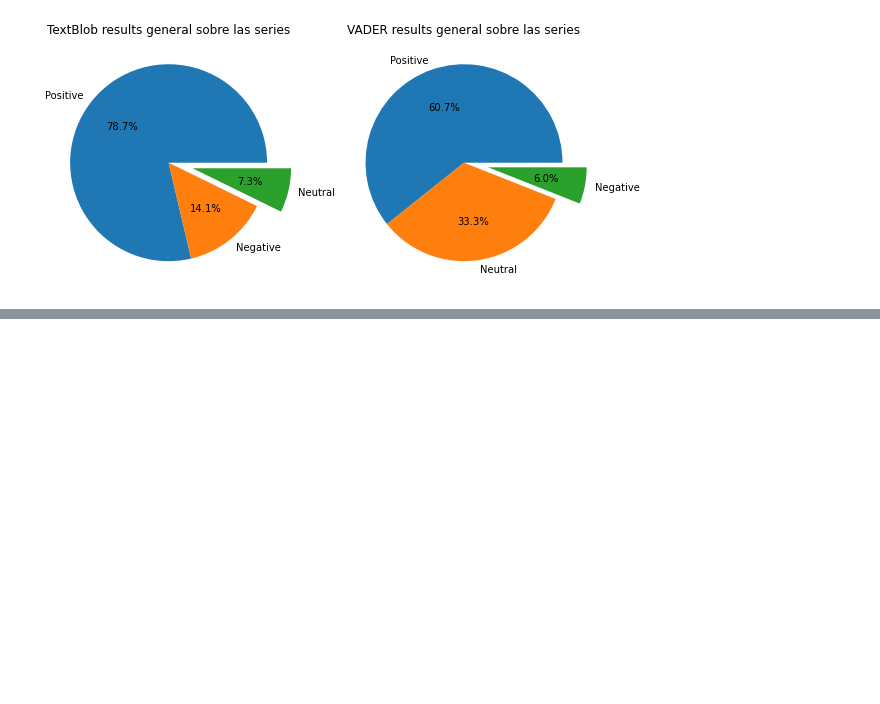
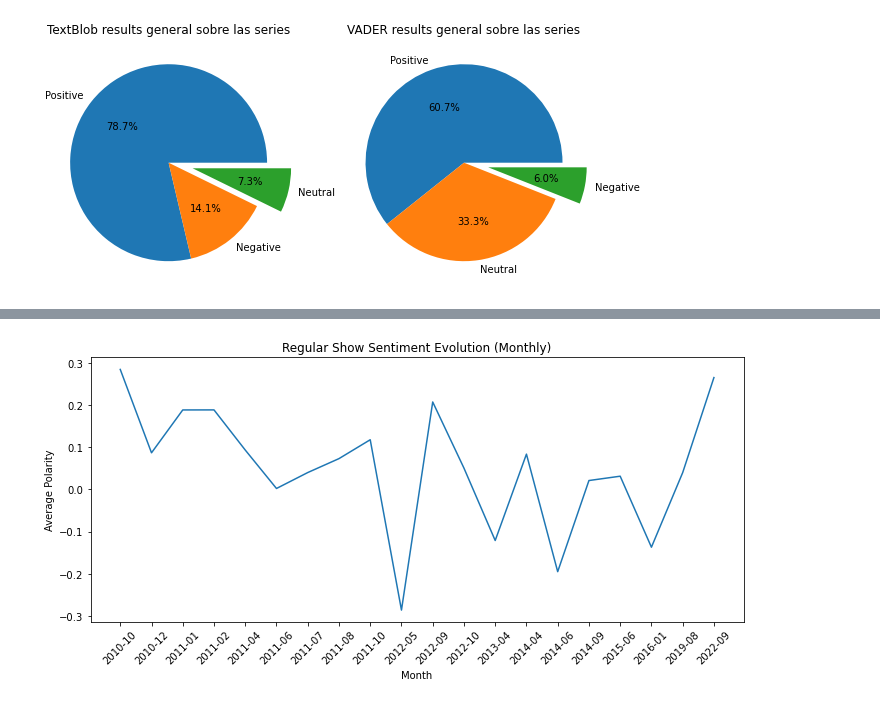
Before and after one commit to jorge-ia-alen/final_practical_tasks, a Jupyter notebook: TpFinalBigData.ipynb, the cells around one changed output, grey strips where cells are left out. Drawn from its saved outputs; the diff is of its cells as text; code cells hidden in the pictures; blank space fills up the shorter version.

```diff
--- a/TpFinalBigData.ipynb
+++ b/TpFinalBigData.ipynb
@@ -616,0 +636,24 @@ ValueError: x and y must have same first dimension, but have shapes (39,) and (0
+# %%
+# Filtrar las filas con el título "Adventure Time"
+adventure_time_data = fin_data[fin_data['Title'] == 'Regular Show'].copy()
+
+# Convertir la columna 'Date' a tipo datetime
+adventure_time_data['Date'] = pd.to_datetime(adventure_time_data['Date'])
+
+# Agrupar por mes y calcular la media de la polaridad
+monthly_sentiment = adventure_time_data.groupby(adventure_time_data['Date'].dt.to_period('M')).mean()['Polarity']
+
+# Convertir los períodos a cadenas de texto
+monthly_sentiment.index = monthly_sentiment.index.astype(str)
+
+# Graficar los resultados
+plt.figure(figsize=(10, 5))
+plt.plot(monthly_sentiment.index, monthly_sentiment.values)
+plt.xlabel('Month')
+plt.ylabel('Average Polarity')
+plt.title('Regular Show Sentiment Evolution (Monthly)')
+plt.xticks(rotation=45)
+plt.tight_layout()
+plt.show()
+# %% [output]
+[figure, added]
```
Also changed, not shown: parts of 51 cells of this notebook.
